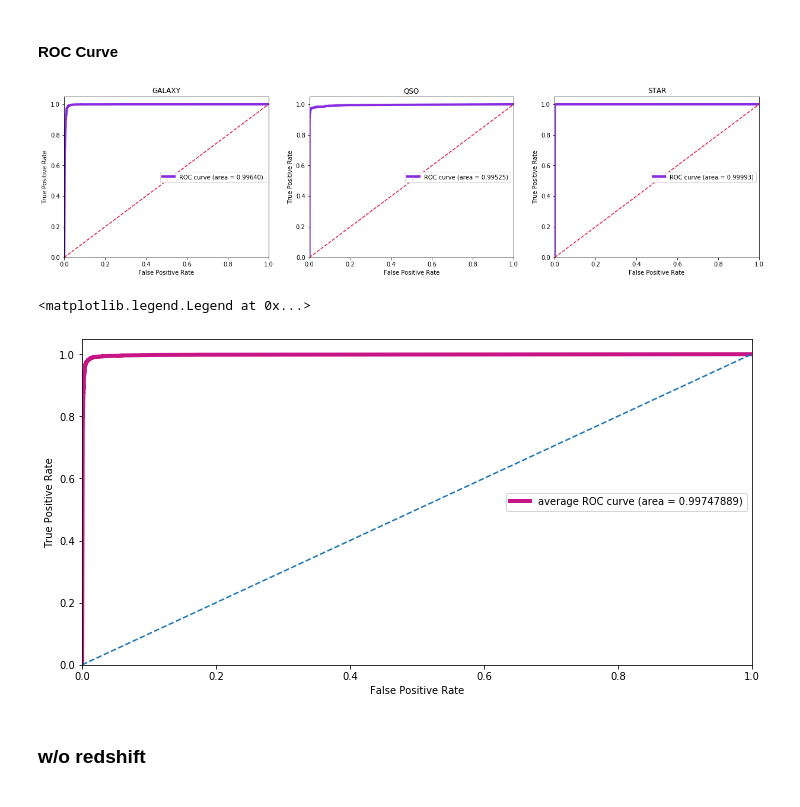
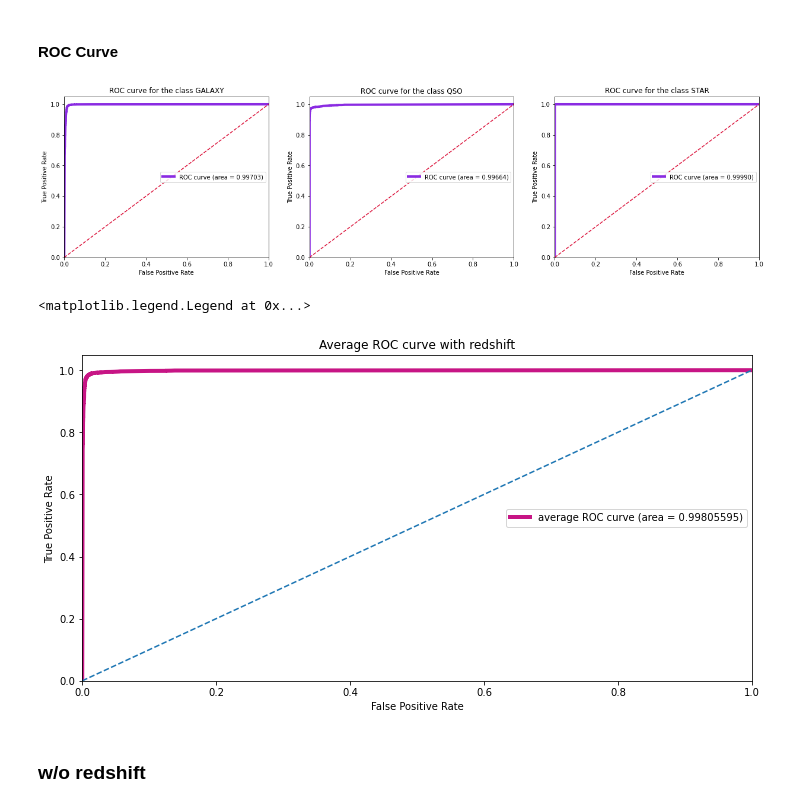
Before and after one commit to LyndaATT/Spatial-Classification, a Jupyter notebook: all.ipynb, the cells around one changed output. Cells and saved outputs as stored; diff of their text form; code cells hidden in the pictures.

```diff
--- a/all.ipynb
+++ b/all.ipynb
@@ -696,10 +704,12 @@ from sklearn.model_selection import ParameterGrid
 # Prend BEAUCOUP de temps
 param_grid = {
     'max_depth': np.arange(15, 35, 5),
-    'n_estimators': np.arange(15, 40, 5),
-    'min_samples_leaf':np.arange(1, 5, 2)
+    'n_estimators': np.arange(20, 40, 5),
+    'min_samples_leaf':np.arange(2, 5, 2)
 }
-'''randomForst = GridSearchCV(RandomForestClassifier(random_state=seed), param_grid, scoring="roc_auc_ovr", cv=5)
-randomForst.fit(X_train6ft, Y_train6ft) # Fit model to data
-randomForst.best_params_  '''
+'''
+randomForst6ft = GridSearchCV(RandomForestClassifier(random_state=seed), param_grid, scoring="roc_auc_ovr", cv=5)
+randomForst6ft.fit(X_train6ft, Y_train6ft) # Fit model to data
+randomForst6ft.best_params_
+'''
 # %% [output]
@@ -712,3 +717,8 @@ min_samples6ft = 4
+# %%
+#Meilleurs hyperparams ( ils varient à chaque execution : entre 20 et 35 pour max_depth et 30 et 35 pour n_estimators !)
+depth_etoile6ft = 25
+estimator_etoile6ft = 35
+min_samples6ft = 2
 # %%
 model6ft = RandomForestClassifier(max_depth=depth_etoile6ft, n_estimators = estimator_etoile6ft, min_samples_leaf=min_samples6ft, random_state=seed)
 model6ft.fit(X_train6ft, Y_train6ft)
@@ -786,11 +798,11 @@ for i in range(n_classes):
     plt.ylim([0.0, 1.05])
     plt.xlabel('False Positive Rate')
     plt.ylabel('True Positive Rate')
-    title = (classes[i])
+    title = ('ROC curve for the class '+ classes[i])
     plt.title(title)
     plt.legend(loc="center right")
 # %% [output]
-[figure, old version]
+[figure, new version]
 # %%
 #coube ROC pour toutes les classes
 fpr["micro"], tpr["micro"], _ = roc_curve(Y_test_binarize.ravel(), probas6ft.ravel())
@@ -798,16 +810,17 @@ roc_auc["micro"] = auc(fpr["micro"], tpr["micro"])
 # %%
 plt.figure(figsize=(12,6))
 plt.plot(fpr["micro"], tpr["micro"],label='average ROC curve (area = {0:0.8f})'''.format(roc_auc["micro"]),
          color='mediumvioletred', linewidth=4)
 plt.xlim([0.0, 1.0])
 plt.ylim([0.0, 1.05])
 plt.plot([0, 1], [0, 1], '--')
 plt.xlabel('False Positive Rate')
 plt.ylabel('True Positive Rate')
+plt.title('Average ROC curve with redshift')
 plt.legend(loc="center right")
 # %% [output]
 <matplotlib.legend.Legend at 0x...>
-[figure, old version]
+[figure, new version]
 # %% [markdown]
 ### w/o redshift
 # %% [markdown]
```
Also changed, not shown: parts of 29 cells of this notebook.
